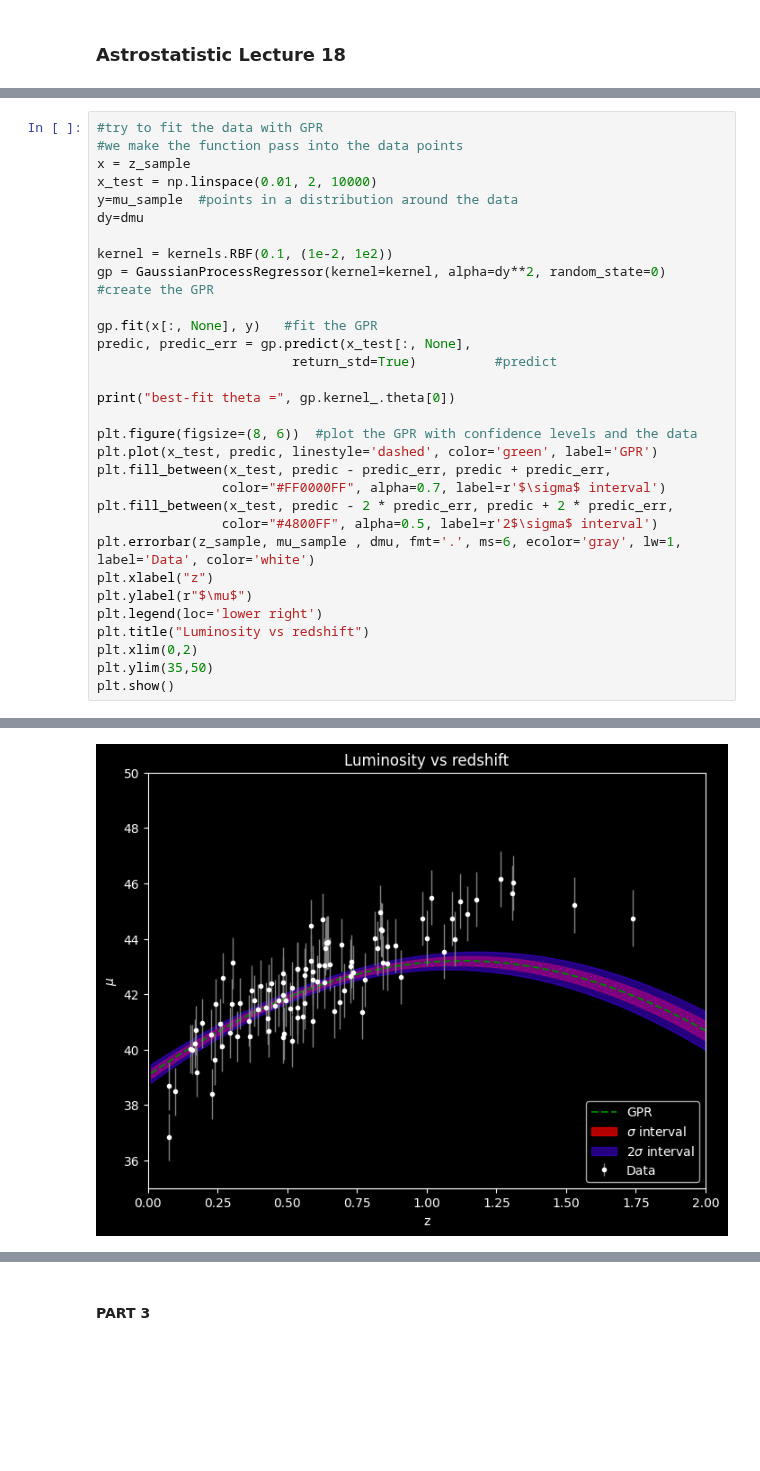
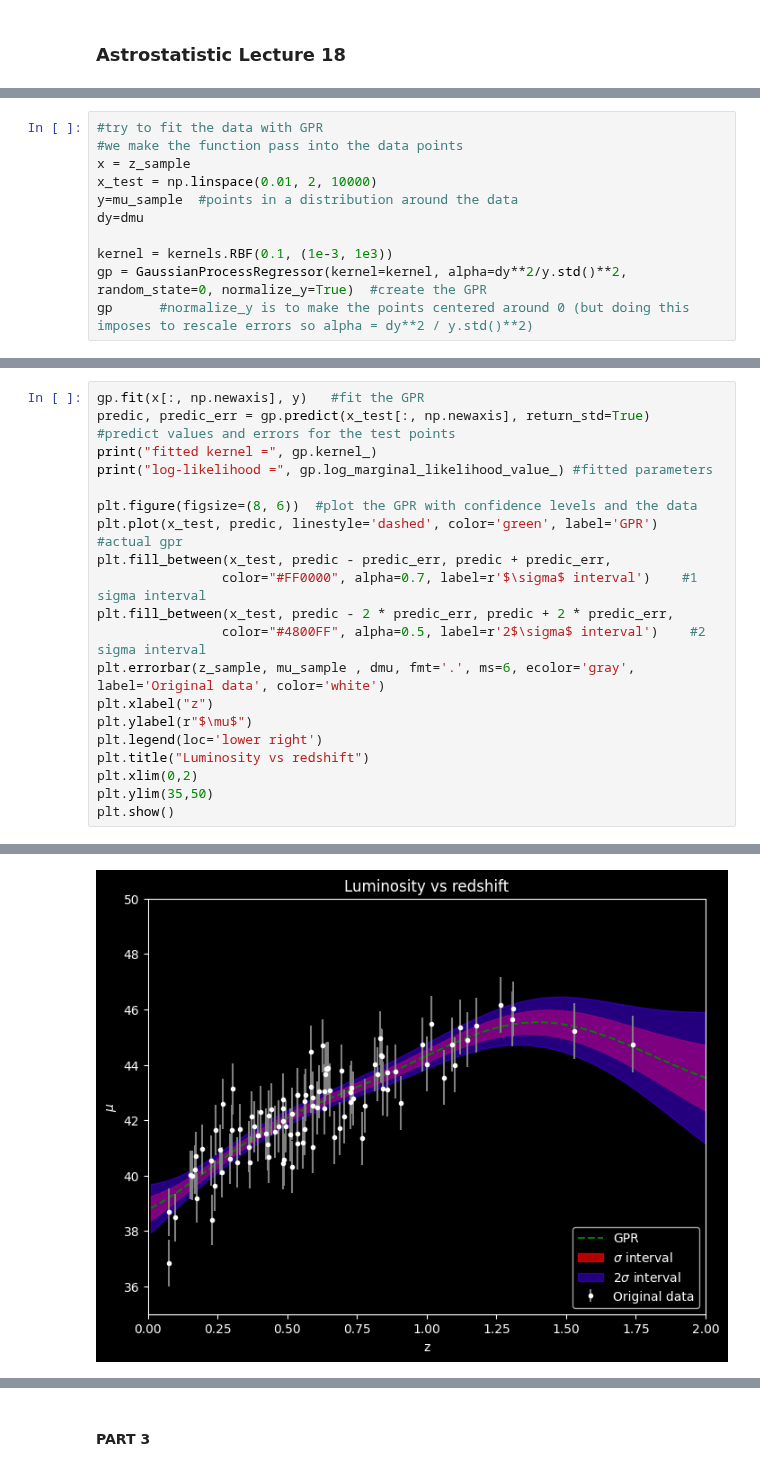
Before and after one commit to RiccardoFanton/astrostatistics_bicocca_2026, a Jupyter notebook: working/Lecture_18.ipynb, the cells around one changed output, grey strips where cells are left out. Saved outputs shown, nothing was run; the diff lists cells and outputs as text; blank space fills up the shorter version.

```diff
--- a/working/Lecture_18.ipynb
+++ b/working/Lecture_18.ipynb
@@ -37,0 +42,11 @@ plt.show()
+# %%
+#try to fit the data with GPR
+#we make the function pass into the data points
+x = z_sample
+x_test = np.linspace(0.01, 2, 10000)
+y=mu_sample  #points in a distribution around the data
+dy=dmu
+
+kernel = kernels.RBF(0.1, (1e-3, 1e3))
+gp = GaussianProcessRegressor(kernel=kernel, alpha=dy**2/y.std()**2, random_state=0, normalize_y=True)  #create the GPR
+gp      #normalize_y is to make the points centered around 0 (but doing this imposes to rescale errors so alpha = dy**2 / y.std()**2)
@@ -38,27 +68,16 @@ plt.show()
 # %%
-#try to fit the data with GPR
-#we make the function pass into the data points
-x = z_sample
-x_test = np.linspace(0.01, 2, 10000)
-y=mu_sample  #points in a distribution around the data
-dy=dmu
-
-kernel = kernels.RBF(0.1, (1e-2, 1e2))
-gp = GaussianProcessRegressor(kernel=kernel, alpha=dy**2, random_state=0)  #create the GPR
-
-gp.fit(x[:, None], y)   #fit the GPR
-predic, predic_err = gp.predict(x_test[:, None],
-                         return_std=True)          #predict
-
-print("best-fit theta =", gp.kernel_.theta[0])
+gp.fit(x[:, np.newaxis], y)   #fit the GPR
+predic, predic_err = gp.predict(x_test[:, np.newaxis], return_std=True)          #predict values and errors for the test points
+print("fitted kernel =", gp.kernel_)
+print("log-likelihood =", gp.log_marginal_likelihood_value_) #fitted parameters
 
 plt.figure(figsize=(8, 6))  #plot the GPR with confidence levels and the data
-plt.plot(x_test, predic, linestyle='dashed', color='green', label='GPR')
+plt.plot(x_test, predic, linestyle='dashed', color='green', label='GPR')    #actual gpr
 plt.fill_between(x_test, predic - predic_err, predic + predic_err,
-                color="#FF0000FF", alpha=0.7, label=r'$\sigma$ interval')
+                color="#FF0000", alpha=0.7, label=r'$\sigma$ interval')    #1 sigma interval
 plt.fill_between(x_test, predic - 2 * predic_err, predic + 2 * predic_err,
-                color="#4800FF", alpha=0.5, label=r'2$\sigma$ interval')
-plt.errorbar(z_sample, mu_sample , dmu, fmt='.', ms=6, ecolor='gray', lw=1, label='Data', color='white')
+                color="#4800FF", alpha=0.5, label=r'2$\sigma$ interval')    #2 sigma interval
+plt.errorbar(z_sample, mu_sample , dmu, fmt='.', ms=6, ecolor='gray', label='Original data', color='white')
 plt.xlabel("z")
 plt.ylabel(r"$\mu$")
 plt.legend(loc='lower right')
@@ -71 +91 @@ best-fit theta = 0.9225090958580268
-[figure, old version]
+[figure, new version]
```
Also changed, not shown: parts of 17 cells of this notebook.
